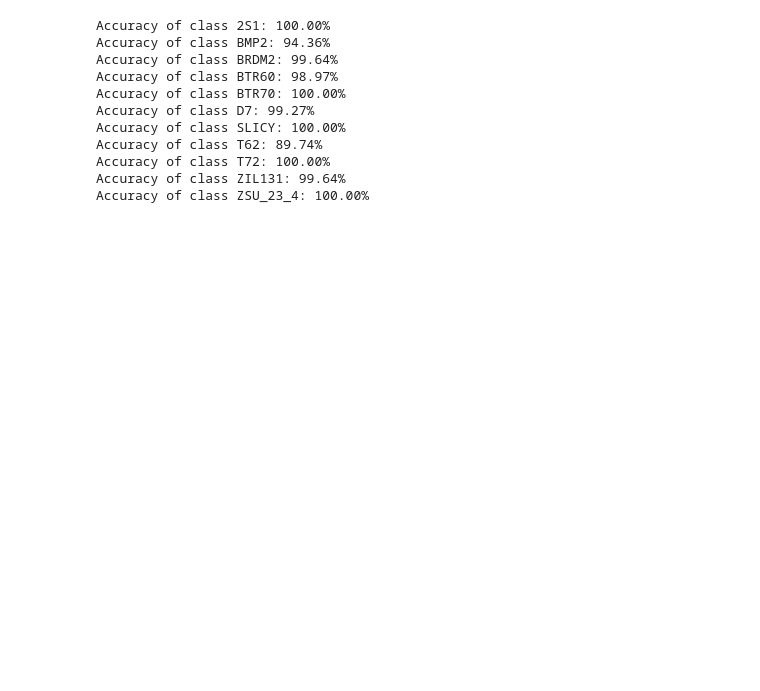
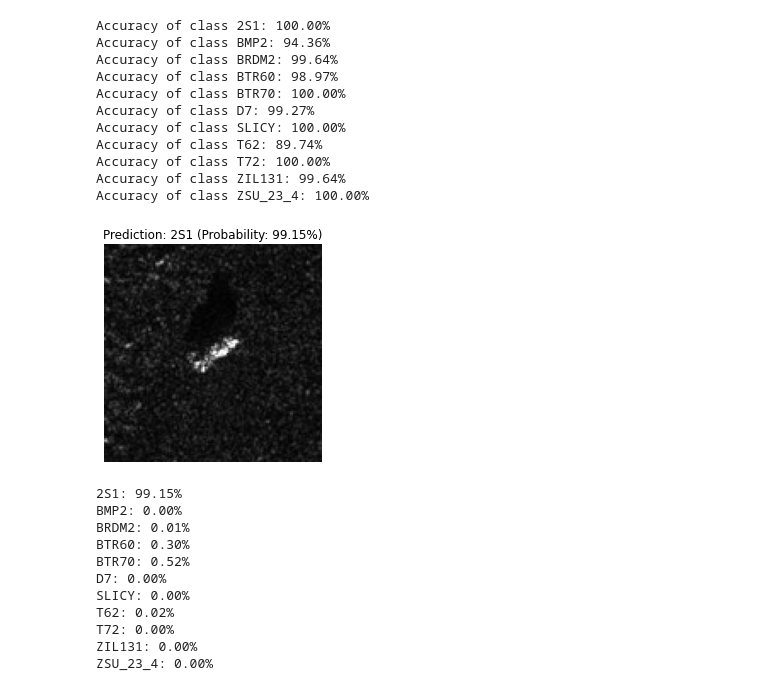
Before and after one commit to AlvinManojAlex/MStar-SAR, a Jupyter notebook: resnet.ipynb, the cells around one changed output. Cells and saved outputs as stored; diff of their text form; code cells hidden in the pictures; blank space fills up the shorter version.

```diff
--- a/resnet.ipynb
+++ b/resnet.ipynb
@@ -184,7 +185,8 @@ plt.show()
 # %%
-class_wise_accuracies = np.diag(cm) / cm.sum(axis=1)
+matrix = confusion_matrix(y_true, y_preds, labels=class_labels)
+class_wise_accuracies = matrix.diagonal()/matrix.sum(axis=1)
 
-# Display the class-wise accuracies
+#Display the class-wise accuracies
 for i, accuracy in enumerate(class_wise_accuracies):
     label = class_labels[i]
     print(f'Accuracy of class {label}: {accuracy:.2%}')
@@ -200,3 +202,74 @@ Accuracy of class T62: 89.74%
 Accuracy of class T72: 100.00%
 Accuracy of class ZIL131: 99.64%
 Accuracy of class ZSU_23_4: 100.00%
+# %%
+import numpy as np
+from PIL import Image
+
+class_names = train_dataset.classes
+# Prediction on a single image
+def predict_single_image(image, model, device, transform, class_names):
+    model.eval()
+
+    if isinstance(image, str):  # If image is a file path, load it using PIL
+        image = Image.open(image)
+
+    # If the image has only one channel, convert it to RGB
+    if image.mode == 'L':
+        image = image.convert('RGB')
+
+    # Resize the image to the desired input size
+    image = image.resize((128, 128))
+
+    # Convert the image to a NumPy array and normalize the values
+    image = np.array(image, dtype=np.float32) / 255.0
+
+    # Convert the NumPy array to a PyTorch tensor
+    image = torch.tensor(image).permute(2, 0, 1).unsqueeze(0).to(device)
+
+    with torch.no_grad():
+        output = model(image)
+        _, predicted_class = torch.max(output, 1)
+        probability = torch.softmax(output, dim=1)[0] * 100
+
+    class_name = class_names[predicted_class.item()]
+    probability_percent = probability[predicted_class.item()].item()
+
+    # Get probabilities for all classes
+    all_probabilities = probability.cpu().numpy()
+
+    # Create a dictionary to store class probabilities
+    class_probabilities = {class_names[i]: prob.item(
+    ) for i, prob in enumerate(all_probabilities)}
+
+    plt.imshow(np.transpose(image.squeeze().cpu().numpy(), (1, 2, 0)))
+    plt.title(
+        f"Prediction: {class_name} (Probability: {probability_percent:.2f}%)")
+    plt.axis('off')
+    plt.show()
+
+    return class_probabilities
+
+
+# Get prediction for a user-input image
+# Replace with the actual file name of the image
+user_input_image = "test/2S1/HB14945.jpeg"
+class_probabilities = predict_single_image(
+    user_input_image, model, device, transform, class_names)
+
+# Print probabilities of all classes
+for class_name, probability in class_probabilities.items():
+    print(f"{class_name}: {probability:.2f}%")
+# %% [output]
+[figure, added]
+2S1: 99.15%
+BMP2: 0.00%
+BRDM2: 0.01%
+BTR60: 0.30%
+BTR70: 0.52%
+D7: 0.00%
+SLICY: 0.00%
+T62: 0.02%
+T72: 0.00%
+ZIL131: 0.00%
+ZSU_23_4: 0.00%
```
Also changed, not shown: parts of 3 cells of this notebook, 7 other files.
